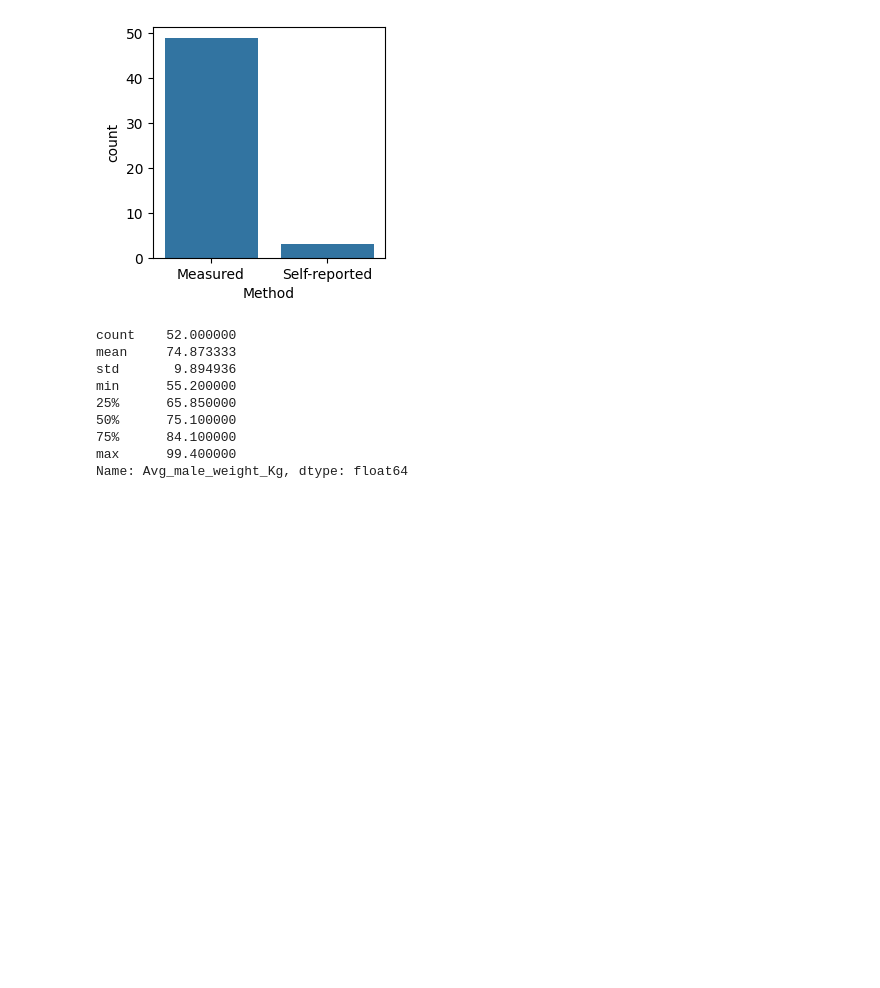
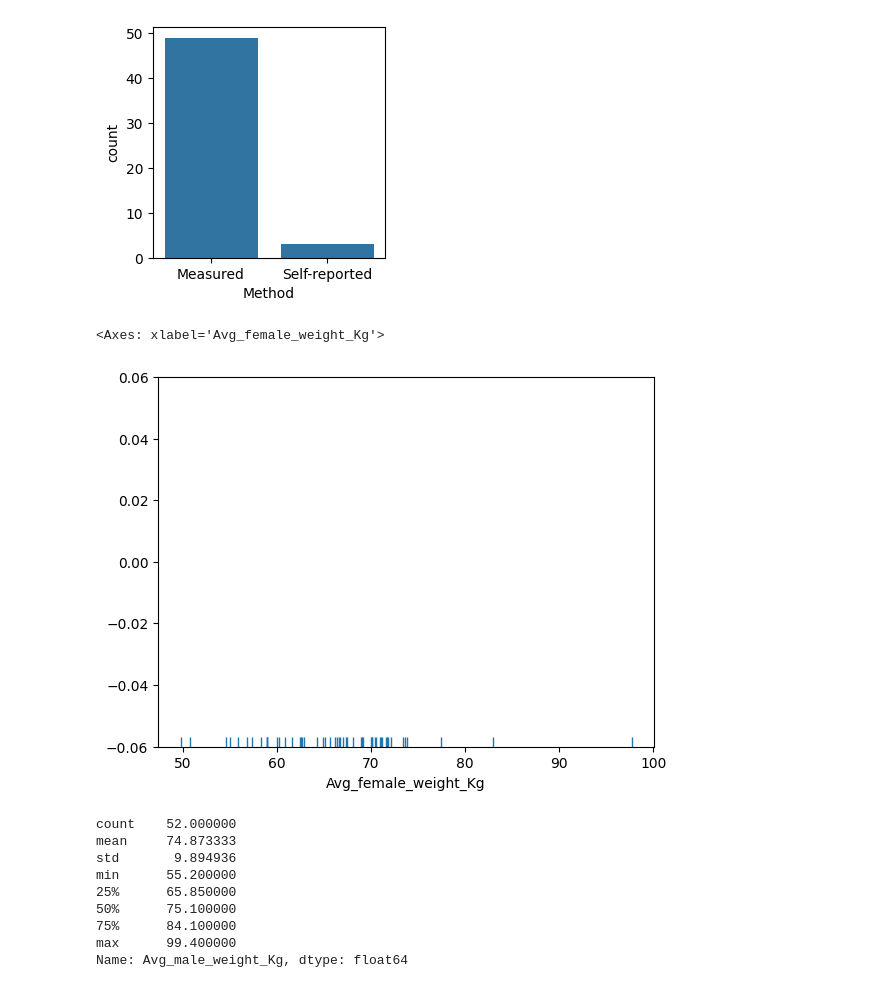
Before and after one commit to mohamedkhalifaabbas/BodyWeightDataAnalysis, a Jupyter notebook: human_body_weight_analysis.ipynb, the cells around one changed output. Drawn from its saved outputs; the diff is of its cells as text; code cells hidden in the pictures; blank space fills up the shorter version.

Commit message:
human_body_weight_analysis

```diff
--- a/human_body_weight_analysis.ipynb
+++ b/human_body_weight_analysis.ipynb
@@ -284,6 +228,11 @@ sns
 plt.show()
 # %% [output]
 [figure]
+# %%
+sns.rugplot(df['Avg_female_weight_Kg'])
+# %% [output]
+<Axes: xlabel='Avg_female_weight_Kg'>
+[figure, added]
 # %%
 df['Avg_male_weight_Kg'].describe()
 # %% [output]
```
Also changed, not shown: parts of 4 cells of this notebook.
